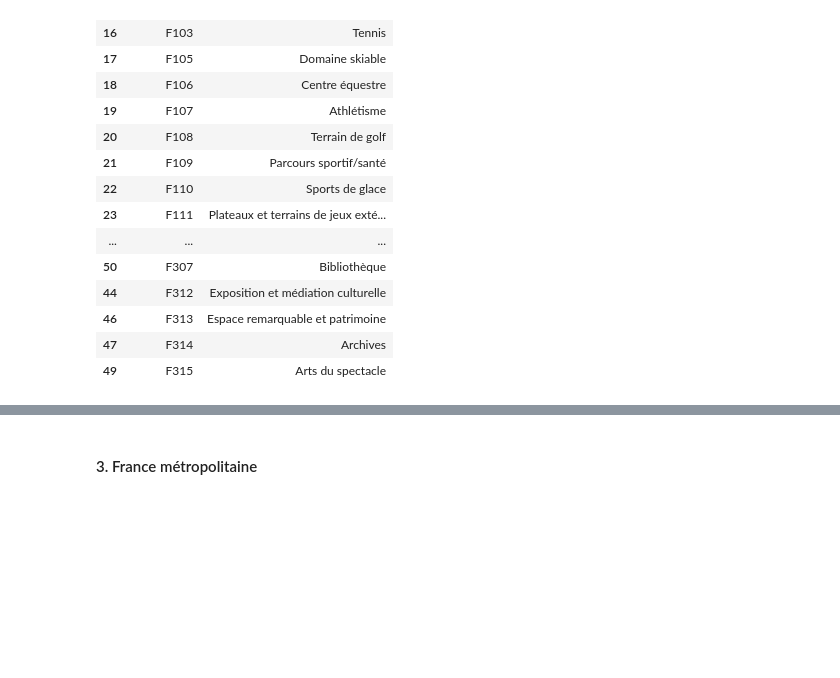
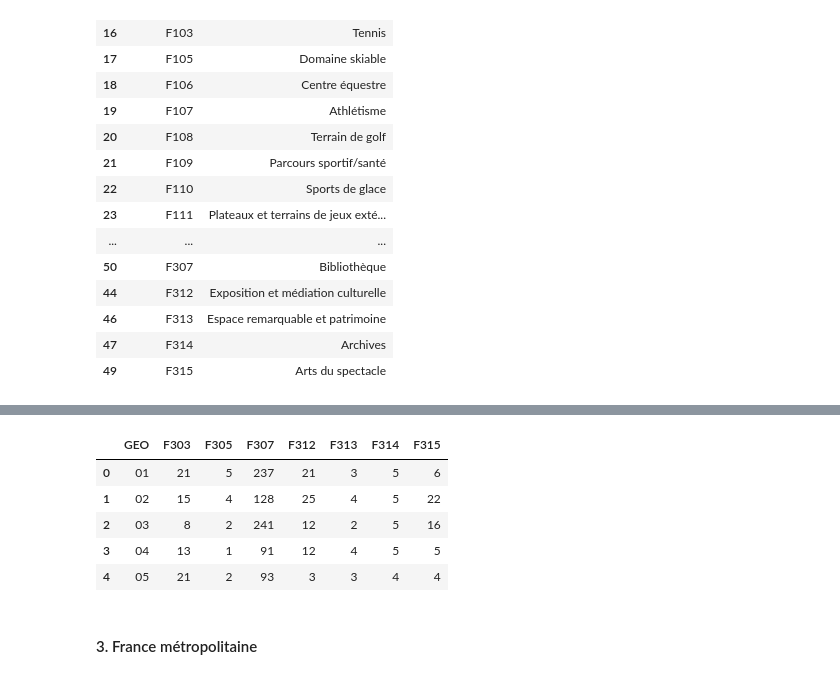
Before and after one commit to heloise1414/Projet-Python-S3, a Jupyter notebook: code/main-clemence v3.ipynb, the cells around one changed output, grey strips where cells are left out. Saved outputs shown, nothing was run; the diff lists cells and outputs as text; code cells hidden in the pictures; blank space fills up the shorter version.

```diff
--- a/code/main-clemence v3.ipynb
+++ b/code/main-clemence v3.ipynb
@@ -1725,3 +1774,27 @@ On a bien les 3 mêmes domaines d'équipement et les mêmes 37 types que précé
+# %%
+df_dep_culture = (
+    df_infrastructures_dep_agg
+    .loc[df_infrastructures_dep_agg["FACILITY_SDOM"] == 'F3']
+    .pivot_table(
+        index = 'GEO', #pour garantir que chaque département n'apparait qu'une seule fois
+        columns = 'FACILITY_TYPE',
+        values = 'OBS_VALUE',
+        aggfunc = 'sum',
+        fill_value = 0
+    )
+    .reset_index()
+)
+
+df_dep_culture.columns.name = None
+
+df_dep_culture.head(5)
+# %% [output]
+|  | GEO | F303 | F305 | F307 | F312 | F313 | F314 | F315 |
+| 0 | 01 | 21 | 5 | 237 | 21 | 3 | 5 | 6 |
+| 1 | 02 | 15 | 4 | 128 | 25 | 4 | 5 | 22 |
+| 2 | 03 | 8 | 2 | 241 | 12 | 2 | 5 | 16 |
+| 3 | 04 | 13 | 1 | 91 | 12 | 4 | 5 | 5 |
+| 4 | 05 | 21 | 2 | 93 | 3 | 3 | 4 | 4 |
 # %% [markdown]
 #### 3. France métropolitaine
 # %% [markdown]
```
Also changed, not shown: parts of 11 cells of this notebook.
